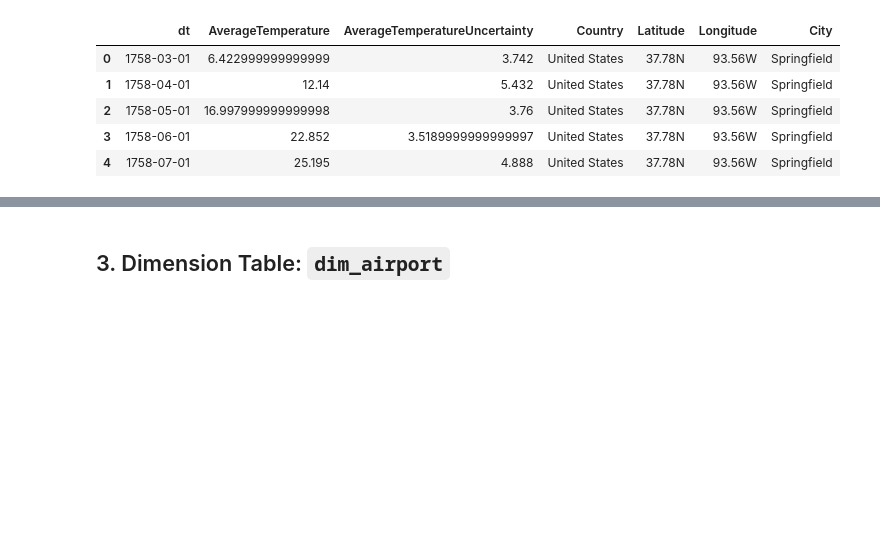
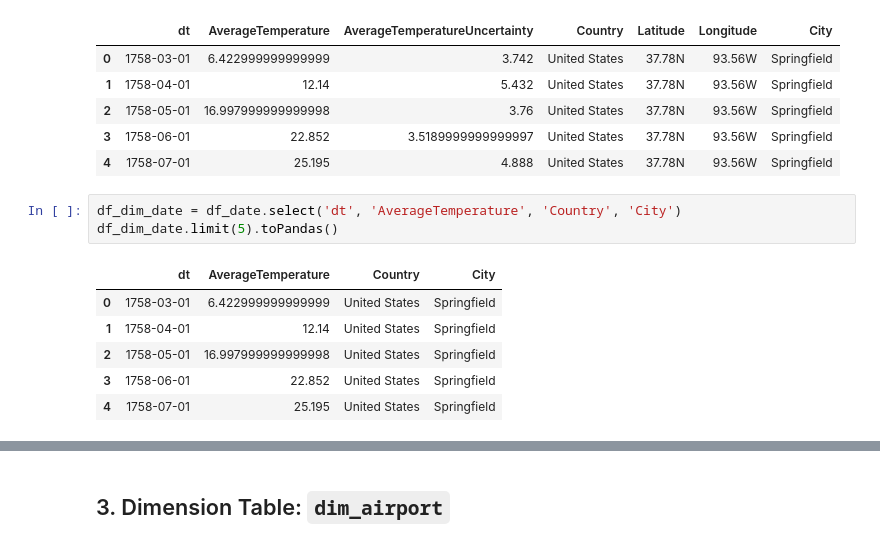
Before and after one commit to kennycontreras/us_national_tourism, a Jupyter notebook: us_national_tourism.ipynb, the cells around one changed output, grey strips where cells are left out. Cells and saved outputs as stored; diff of their text form; blank space fills up the shorter version.

```diff
--- a/us_national_tourism.ipynb
+++ b/us_national_tourism.ipynb
@@ -192,3 +196,13 @@ df_date.limit(5).toPandas()
 | 2 | 1758-05-01 | 16.997999999999998 | 3.76 | United States | 37.78N | 93.56W | Springfield |
 | 3 | 1758-06-01 | 22.852 | 3.5189999999999997 | United States | 37.78N | 93.56W | Springfield |
 | 4 | 1758-07-01 | 25.195 | 4.888 | United States | 37.78N | 93.56W | Springfield |
+# %%
+df_dim_date = df_date.select('dt', 'AverageTemperature', 'Country', 'City')
+df_dim_date.limit(5).toPandas()
+# %% [output]
+|  | dt | AverageTemperature | Country | City |
+| 0 | 1758-03-01 | 6.422999999999999 | United States | Springfield |
+| 1 | 1758-04-01 | 12.14 | United States | Springfield |
+| 2 | 1758-05-01 | 16.997999999999998 | United States | Springfield |
+| 3 | 1758-06-01 | 22.852 | United States | Springfield |
+| 4 | 1758-07-01 | 25.195 | United States | Springfield |
```
Also changed, not shown: parts of 8 cells of this notebook.
